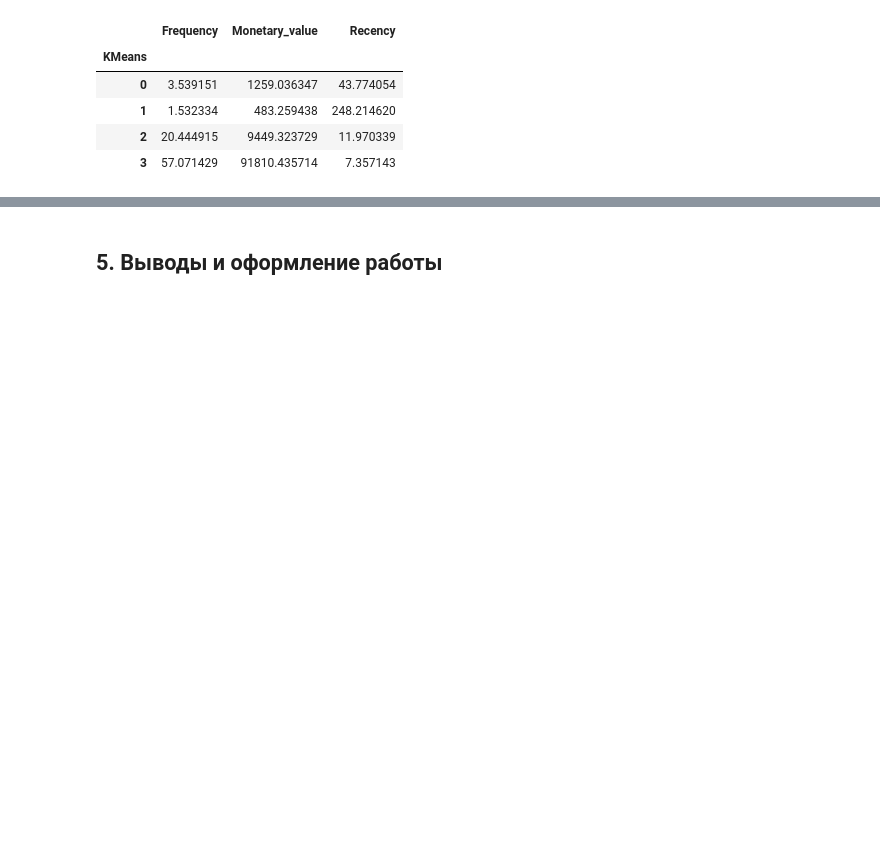
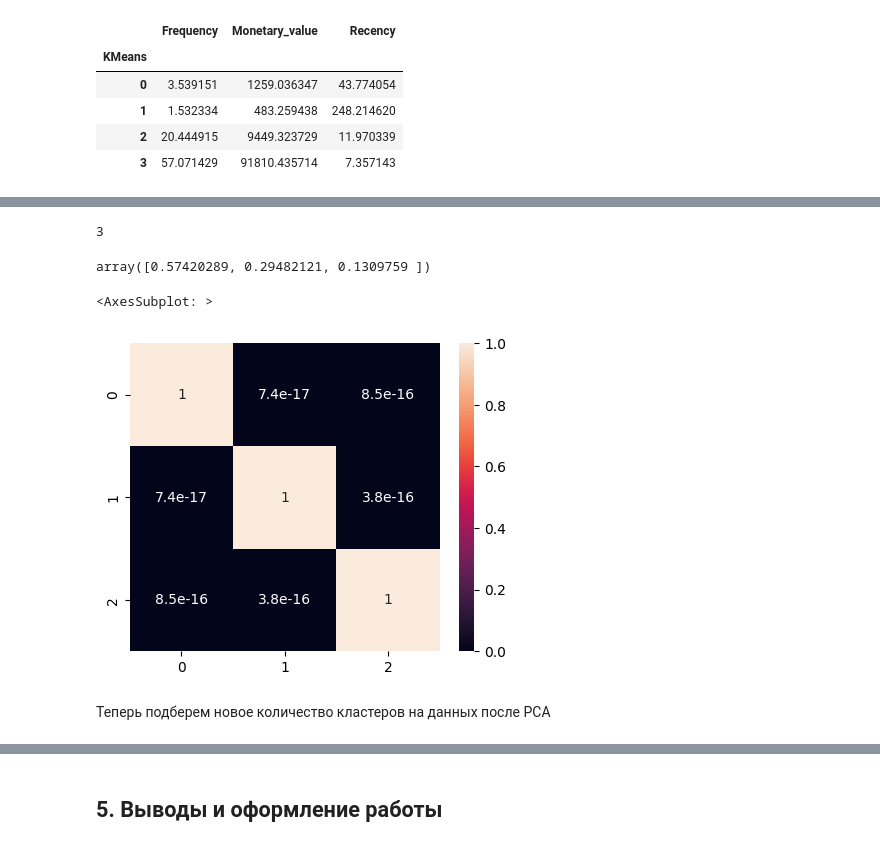
Before and after one commit to TelichkoLyudmila/SF-DS-1, a Jupyter notebook: project_6/PROJECT-6._Сегментация_клиентов_онлайн-магазина.ipynb, the cells around one changed output, grey strips where cells are left out. Saved outputs shown, nothing was run; the diff lists cells and outputs as text; code cells hidden in the pictures; blank space fills up the shorter version.

```diff
--- a/project_6/PROJECT-6._Сегментация_клиентов_онлайн-магазина.ipynb
+++ b/project_6/PROJECT-6._Сегментация_клиентов_онлайн-магазина.ipynb
@@ -908,0 +922,24 @@ plot_cluster_profile(grouped_data, 4)
+# %%
+# Теперь понизим размерность данных
+from sklearn.decomposition import PCA
+
+pca = PCA(n_components=0.9, random_state=42).fit(X)
+len(pca.components_)
+# %% [output]
+3
+# %%
+# сколько объясняет каждая главная компонента
+pca.explained_variance_ratio_
+# %% [output]
+array([0.57420289, 0.29482121, 0.1309759 ])
+# %%
+# у новых признаков очень низкая кросс-кореляция
+X_pca = pca.fit_transform(X)
+corrmat = np.corrcoef(X_pca.transpose()) # для транспонирования массива или матрицы
+plt.figure(figsize = (5,4))
+sns.heatmap(corrmat, annot=True)
+# %% [output]
+<AxesSubplot: >
+[figure, added]
+# %% [markdown]
+Теперь подберем новое количество кластеров на данных после PCA
```
Also changed, not shown: parts of 27 cells of this notebook, 1 other file.
